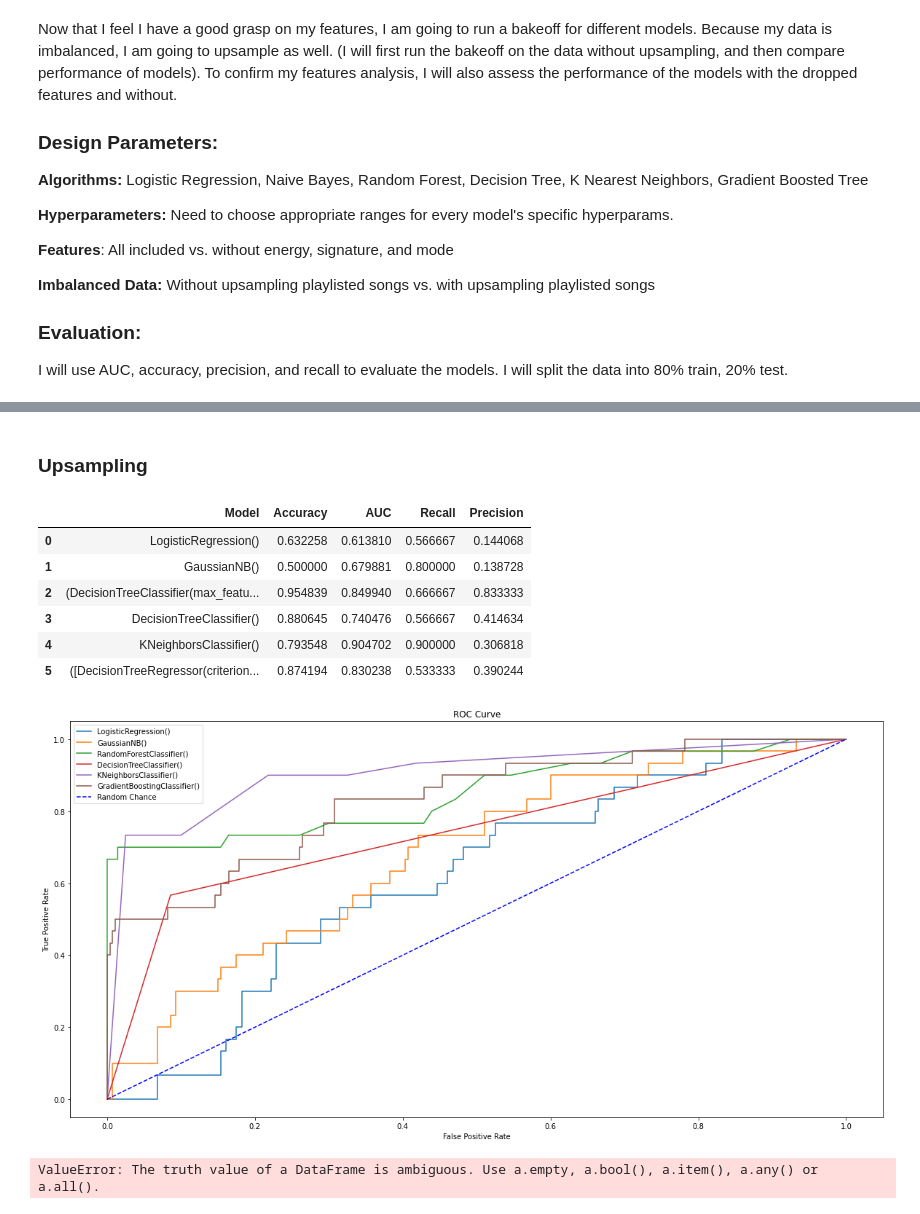
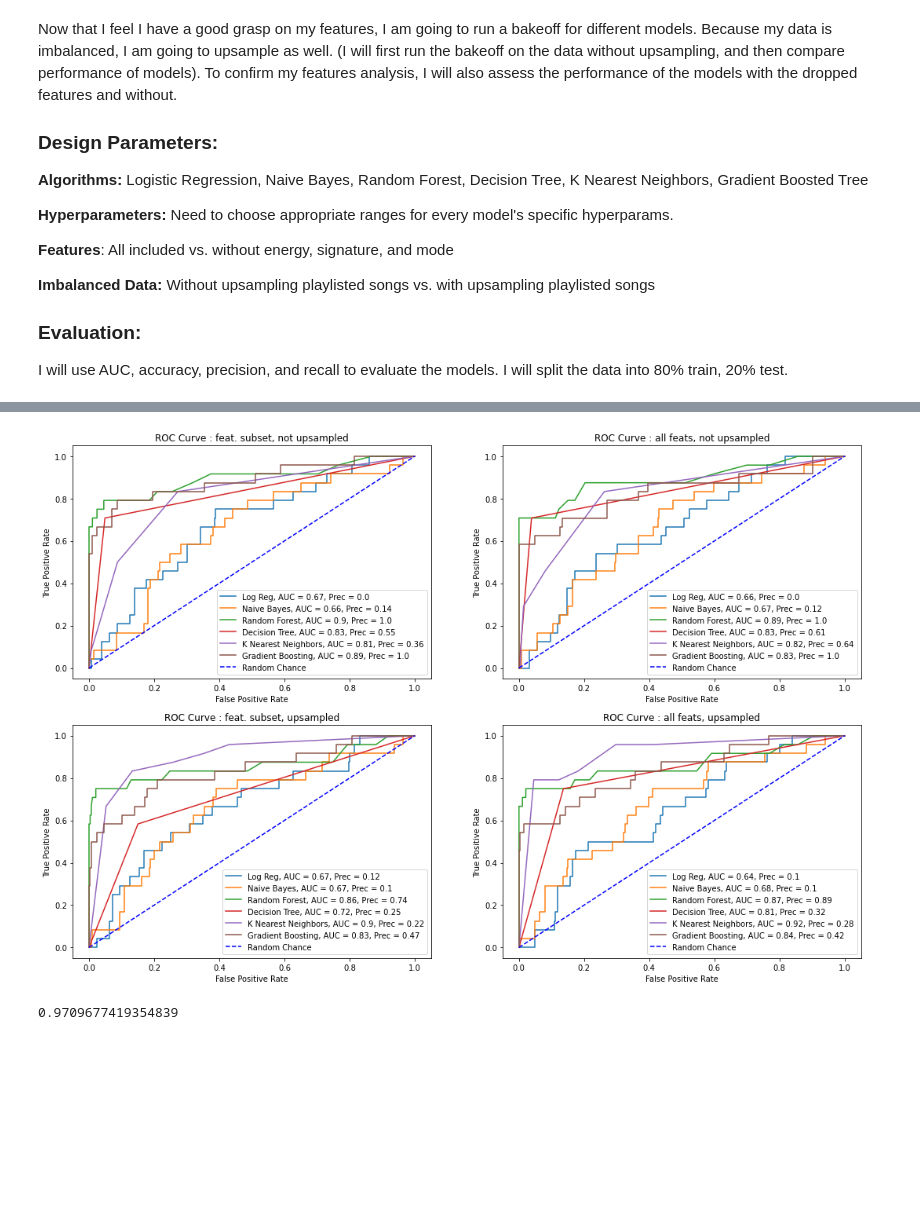
Before and after one commit to harlanhutton/website, a Jupyter notebook: official.ipynb, the cells around one changed output, grey strips where cells are left out. Saved outputs shown, nothing was run; the diff lists cells and outputs as text; code cells hidden in the pictures; blank space fills up the shorter version.

```diff
--- a/official.ipynb
+++ b/official.ipynb
@@ -416,10 +420,12 @@ from sklearn.ensemble import GradientBoostingClassifier
 from sklearn.ensemble import RandomForestClassifier
 from sklearn.neighbors import KNeighborsClassifier
 from sklearn.metrics import *
+from imblearn.over_sampling import SMOTE
 
 models = [LogisticRegression(), GaussianNB(), RandomForestClassifier(), DecisionTreeClassifier(), KNeighborsClassifier(), GradientBoostingClassifier()]
+labels = ["Log Reg", "Naive Bayes", "Random Forest", "Decision Tree", "K Nearest Neighbors", "Gradient Boosting" ]
 
-def plot_roc_curve(models, data, dropped, upsampled):
+def plot_roc_curve(models, data, dropped, upsampled, labels, design_params, ax1, ax2):
 
     fpr = []
     tpr = []
@@ -427,6 +433,7 @@ def plot_roc_curve(models, data, dropped, upsampled):
     acc = []
     recall = []
     precision = []
+    these_labels = []
 
     if dropped == True:
         data = data.drop(['Sig', 'Mode', 'Energy'],1)
@@ -439,11 +446,10 @@ def plot_roc_curve(models, data, dropped, upsampled):
         sm = SMOTE(random_state=12, sampling_strategy = 1.0)
         X_train, y_train = sm.fit_sample(X_train, y_train)
 
-    plt.figure(figsize=(20,10))
 
-    for model in models:
+    for i in range(len(models)):
 
-        mod = model.fit(X_train, y_train)
+        mod = models[i].fit(X_train, y_train)
 
         preds = mod.predict_proba(X_test)[:,1]
         this_fpr,this_tpr,thresh = roc_curve(y_test, preds)
@@ -454,15 +460,17 @@ def plot_roc_curve(models, data, dropped, upsampled):
         recall.append(recall_score(y_test,mod.predict(X_test) ))
         precision.append(precision_score(y_test, mod.predict(X_test), zero_division = 0))
 
-        plt.plot(this_fpr,this_tpr, label = mod)
+        axs[ax1,ax2].plot(this_fpr,this_tpr, label = labels[i] + ', AUC = {}, Prec = {}'.format(round(auc[i],2), round(precision[i],2)))
 
-    plt.plot([0,1],[0,1], 'b--', label = 'Random Chance')
-    plt.title('ROC Curve')
-    plt.xlabel('False Positive Rate')
-    plt.ylabel('True Positive Rate')
-    plt.legend();
+        these_labels.append(labels[i] + design_params)
 
-    df = pd.DataFrame(models, columns = ['Model'])
+    axs[ax1,ax2].plot([0,1],[0,1], 'b--', label = 'Random Chance')
+    axs[ax1,ax2].title.set_text('ROC Curve {}'.format(design_params))
+    axs[ax1,ax2].set_xlabel('False Positive Rate')
+    axs[ax1,ax2].set_ylabel('True Positive Rate')
+    axs[ax1,ax2].legend();
+
+    df = pd.DataFrame(these_labels, columns = ['Model'])
     df['Accuracy'],df['AUC'],df['Recall'],df['Precision'] = acc,auc,recall,precision
 
     return df
@@ -480,18 +477,14 @@ plot_roc_curve(models, data, dropped = True, upsampled = True)
-# %% [markdown]
-### Upsampling
-# %%
-plot_roc_curve(models, data, dropped = False, upsampled = True)
-# %% [output]
-|  | Model | Accuracy | AUC | Recall | Precision |
-| 0 | LogisticRegression() | 0.632258 | 0.613810 | 0.566667 | 0.144068 |
-| 1 | GaussianNB() | 0.500000 | 0.679881 | 0.800000 | 0.138728 |
-| 2 | (DecisionTreeClassifier(max_featu... | 0.954839 | 0.849940 | 0.666667 | 0.833333 |
-| 3 | DecisionTreeClassifier() | 0.880645 | 0.740476 | 0.566667 | 0.414634 |
-| 4 | KNeighborsClassifier() | 0.793548 | 0.904702 | 0.900000 | 0.306818 |
-| 5 | ([DecisionTreeRegressor(criterion... | 0.874194 | 0.830238 | 0.533333 | 0.390244 |
-[figure, removed]
-# %%
-from IPython.core.display import display, HTML
-display(HTML(data))
-# %% [output]
-ValueError: The truth value of a DataFrame is ambiguous. Use a.empty, a.bool(), a.item(), a.any() or a.all().
+# %%
+fig, axs = plt.subplots(2, 2, figsize=(18, 12))
+
+subset_imbalanced = plot_roc_curve(models, data, dropped = True, upsampled = False, labels = labels, design_params = ": feat. subset, not upsampled", ax1 = 0, ax2 = 0)
+allfeats_imbalanced = plot_roc_curve(models, data, dropped = False, upsampled = False, labels = labels, design_params = ": all feats, not upsampled", ax1 = 0, ax2 = 1)
+subset_upsampled = plot_roc_curve(models, data, dropped = True, upsampled = True, labels = labels, design_params = ": feat. subset, upsampled", ax1 = 1, ax2 = 0)
+allfeats_upsampled = plot_roc_curve(models, data, dropped = False, upsampled = True, labels = labels, design_params = ": all feats, upsampled", ax1 = 1, ax2 = 1)
+# %% [output]
+[figure, added]
+# %%
+comparison = pd.concat([subset_imbalanced, allfeats_imbalanced, subset_upsampled, allfeats_upsampled], ignore_index = True)
+comparison['Accuracy'].max()
+# %% [output]
+0.9709677419354839
```
Also changed, not shown: parts of 9 cells of this notebook.
